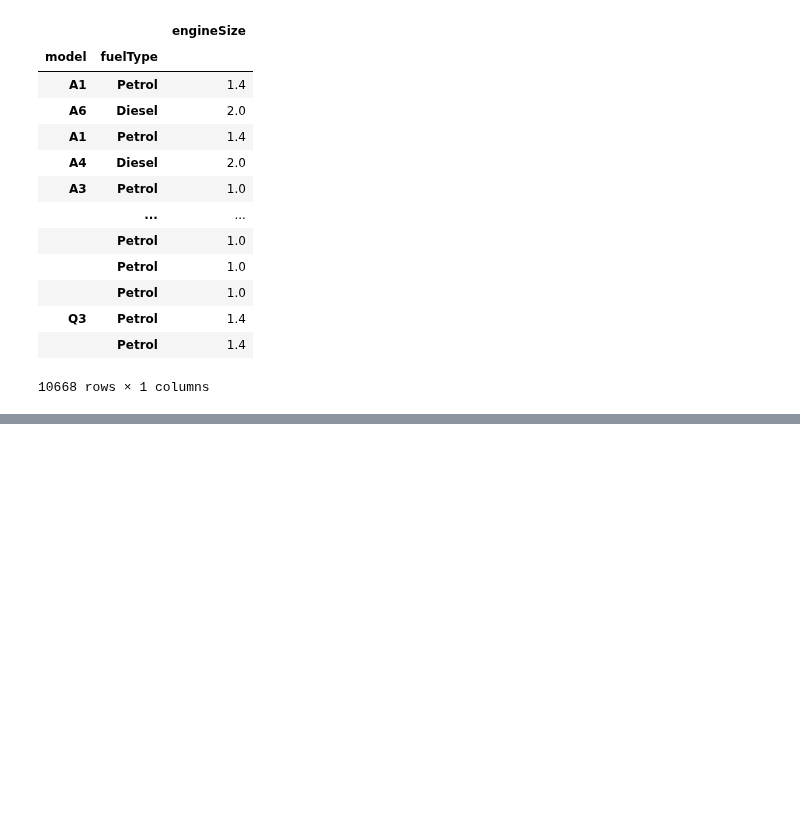
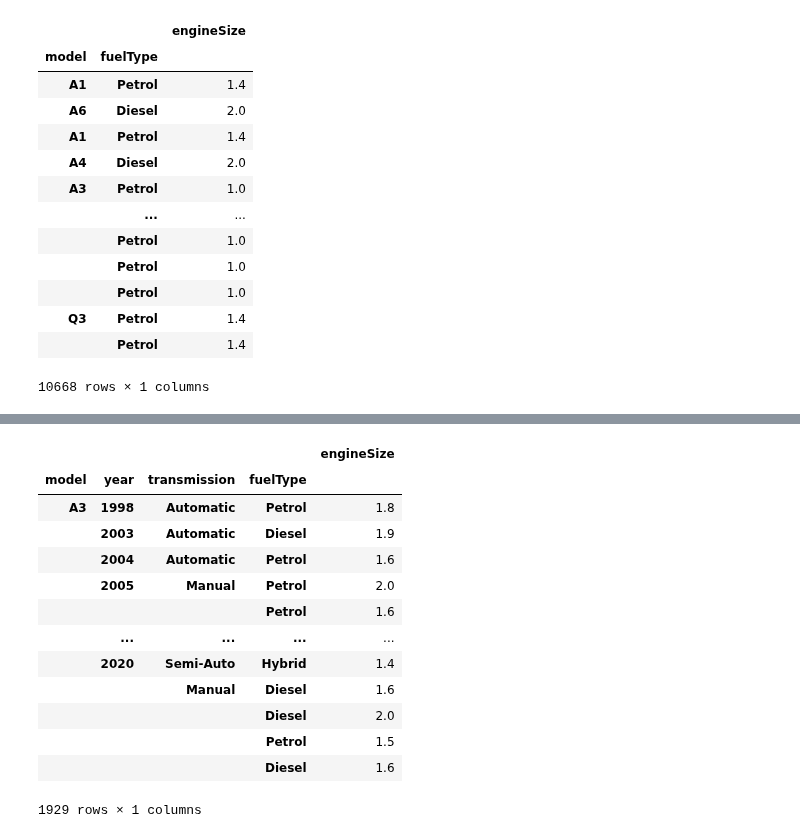
Before and after one commit to 00150/Practice-anything...., a Jupyter notebook: Project_used_car.ipynb, the cells around one changed output, grey strips where cells are left out. Cells and saved outputs as stored; diff of their text form; code cells hidden in the pictures; blank space fills up the shorter version.

```diff
--- a/Project_used_car.ipynb
+++ b/Project_used_car.ipynb
@@ -352,0 +348,26 @@ reset_index_A3 = A3_engieSize.reset_index()
+# %%
+groupby_audi = audi.set_index(["model", "year", "transmission", "fuelType"])[["engineSize"]].sort_values(by='year')
+# %%
+## row 생략 없이 출력
+#pd.set_option('display.max_rows', None)
+
+## col 생략 없이 출력
+#pd.set_option('display.max_columns', None)
+
+groupby_audi = groupby_audi.loc[['A3',],:]
+groupby_audi
+# %% [output]
+|  |  |  |  | engineSize |
+| model | year | transmission | fuelType |  |
+| A3 | 1998 | Automatic | Petrol | 1.8 |
+|  | 2003 | Automatic | Diesel | 1.9 |
+|  | 2004 | Automatic | Petrol | 1.6 |
+|  | 2005 | Manual | Petrol | 2.0 |
+|  |  |  | Petrol | 1.6 |
+|  | ... | ... | ... | ... |
+|  | 2020 | Semi-Auto | Hybrid | 1.4 |
+|  |  | Manual | Diesel | 1.6 |
+|  |  |  | Diesel | 2.0 |
+|  |  |  | Petrol | 1.5 |
+|  |  |  | Diesel | 1.6 |
+1929 rows × 1 columns
```
Also changed, not shown: parts of 6 cells of this notebook.
